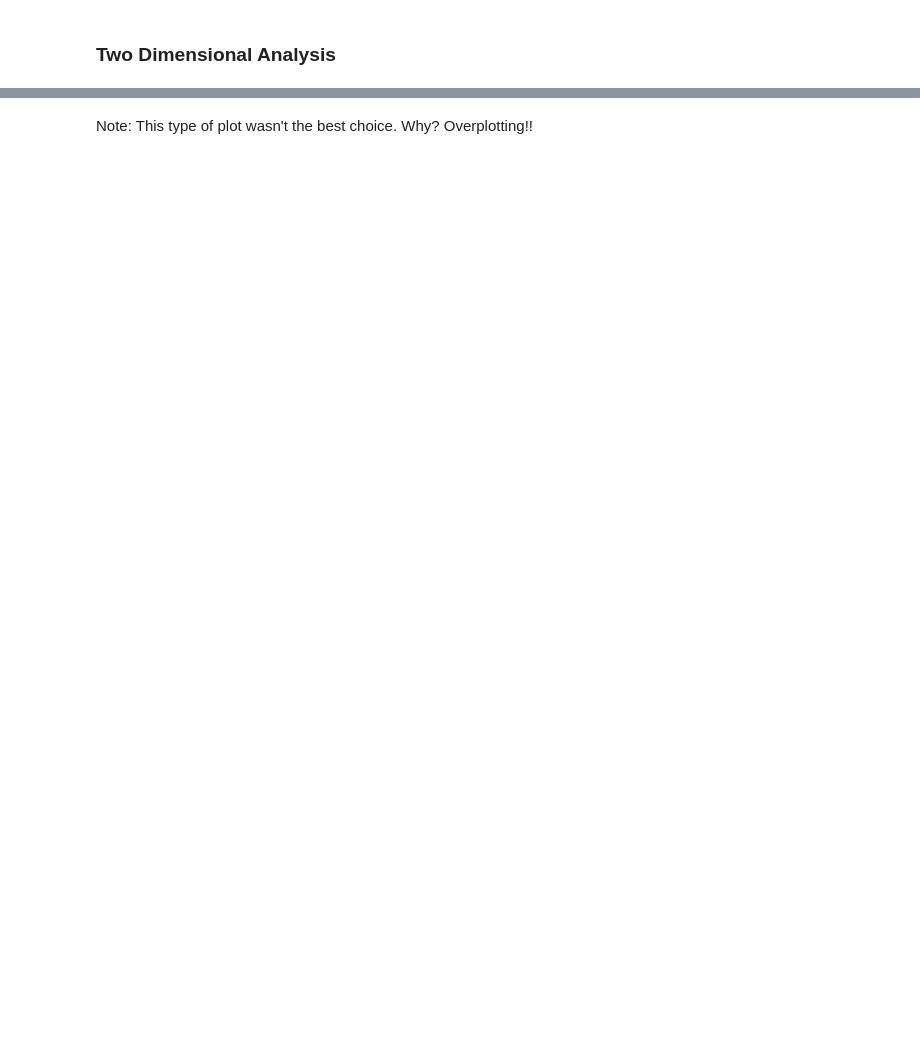
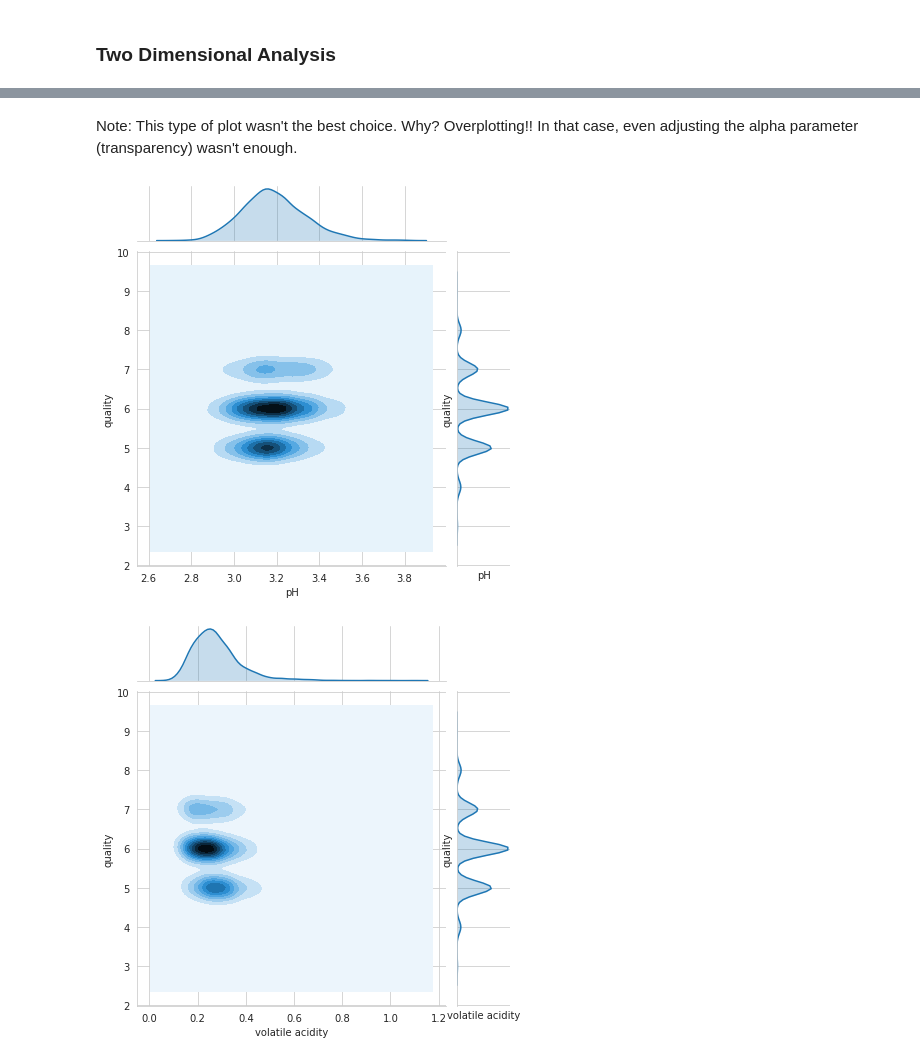
Before and after one commit to hahafael/principles_of_machine_learning_microsoft, a Jupyter notebook: my_projects/Predicting Wine Quality.ipynb, the cells around one changed output, grey strips where cells are left out. Saved outputs shown, nothing was run; the diff lists cells and outputs as text; code cells hidden in the pictures; blank space fills up the shorter version.

```diff
--- a/my_projects/Predicting Wine Quality.ipynb
+++ b/my_projects/Predicting Wine Quality.ipynb
@@ -108,2 +108,16 @@ scatter_plot(wine, cols, 'quality')
 # %% [markdown]
-Note: This type of plot wasn't the best choice. Why? Overplotting!!
+Note: This type of plot wasn't the best choice. Why? Overplotting!! In that case, even adjusting the alpha parameter (transparency) wasn't enough.
+# %%
+def joint(wine, cols, target_variable, kind = "kde"):
+    for col in cols:
+
+        sns.jointplot(x=col, y= wine[target_variable], data=wine, kind= kind);
+        plt.xlabel(col) # Set text for the x axis
+        plt.ylabel('quality')# Set text for y axis
+        plt.show()
+
+cols = ['pH', 'volatile acidity', 'citric acid', 'free sulfur dioxide', 'total sulfur dioxide']
+joint(wine, cols, 'quality')
+# %% [output]
+[figure, added]
+[figure, added]
```
Also changed, not shown: parts of 15 cells of this notebook.
